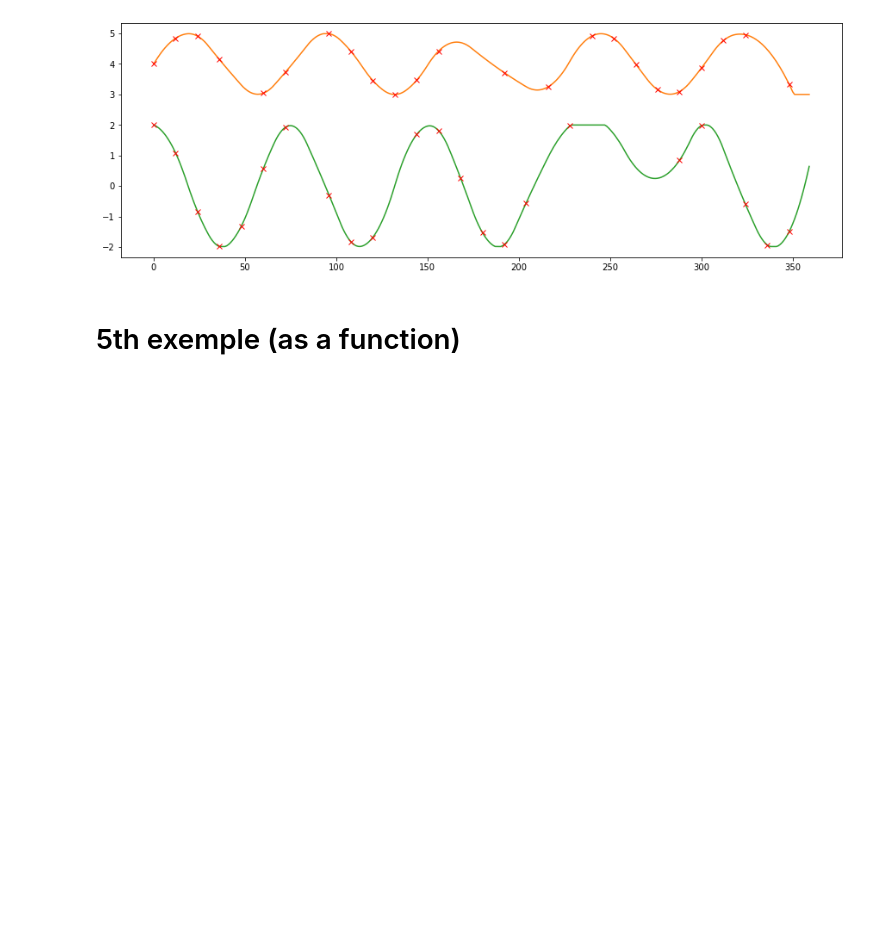
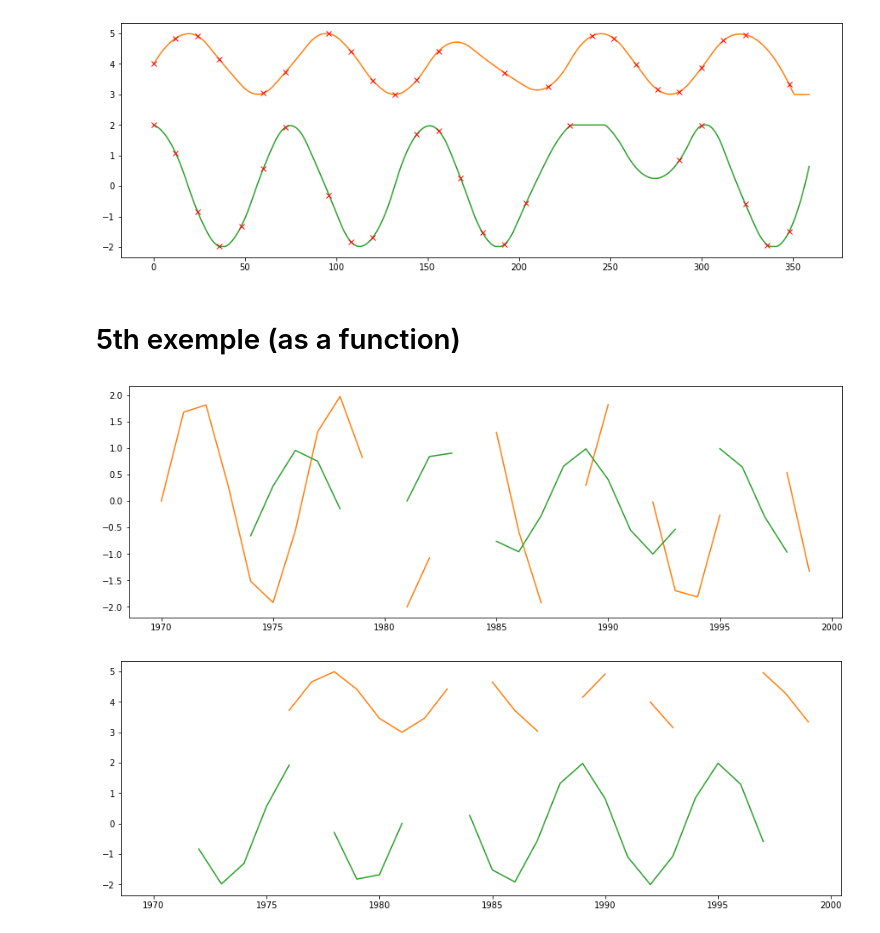
Before and after one commit to Polichinel/Detectron2, a Jupyter notebook: misc/explo_interp_PoC.ipynb, the cells around one changed output. Cells and saved outputs as stored; diff of their text form; code cells hidden in the pictures; blank space fills up the shorter version.

```diff
--- a/misc/explo_interp_PoC.ipynb
+++ b/misc/explo_interp_PoC.ipynb
@@ -259,3 +259,43 @@ for v, o in list(zip(all_values, all_obs)):
 [figure]
 # %% [markdown]
 # 5th exemple (as a function)
+# %%
+def make_data():
+
+    n = 60 # length of the df
+    ng = 2 # number of groups
+    obs_g = int(n/ng) # obs per group. Also number of years here
+    nm = 12 # number of months
+
+    n_nan = 15 # number of nans to introduce
+
+    values1 = list(np.sin(range(obs_g))*2) + list(np.cos(range(obs_g)))  # generate som data
+    values2 = list(np.sin(range(obs_g))+4) + list(np.cos(range(obs_g))*2)  # generate som data
+
+
+    groups = [1] * obs_g + [2] * obs_g # greating a group colum. Groups 1 and 2
+    years = list(np.arange(1970,1970 + obs_g)) * 2 # years for both groups
+
+    data = pd.DataFrame({'value1': values1, 'value2': values2, 'year' : years, 'group' : groups}) # some df ith vlaues, temporal unites and groups
+
+    #introducing random nans
+    nan_idx1 = np.random.choice(data.index.values, n_nan, replace= False) # values to go nan
+    nan_idx2 = np.random.choice(data.index.values, n_nan, replace= False) # values to go nan
+    data.loc[data.index.isin(nan_idx1),'value1'] = np.nan
+    data.loc[data.index.isin(nan_idx2),'value2'] = np.nan
+
+    return(data)
+# %%
+df = make_data()
+# %%
+# Checking
+
+for v in ['value1', 'value2']:
+
+    plt.figure(figsize=[15,5])
+    for g in range(3):
+        plt.plot(df.loc[df['group'] == g, 'year'], df.loc[df['group'] == g, v])
+    plt.show()
+# %% [output]
+[figure, added]
+[figure, added]
```
Also changed, not shown: parts of 3 cells of this notebook.
